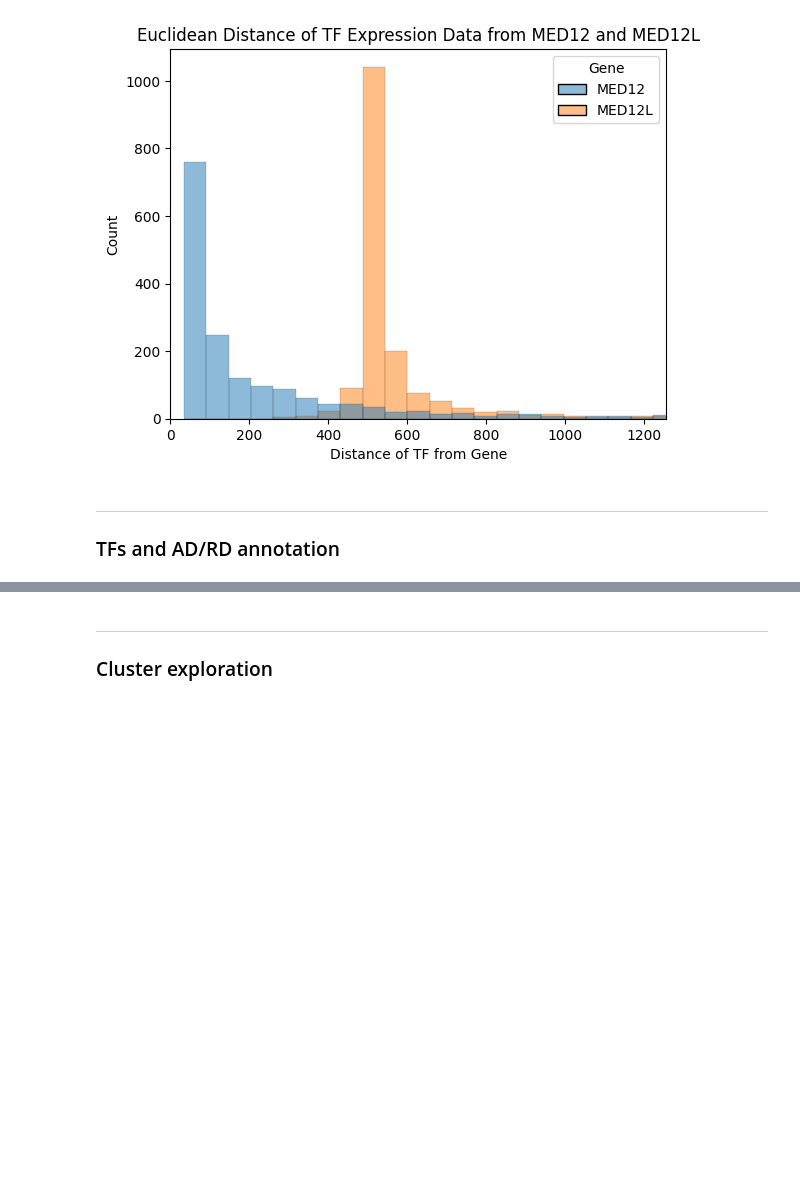
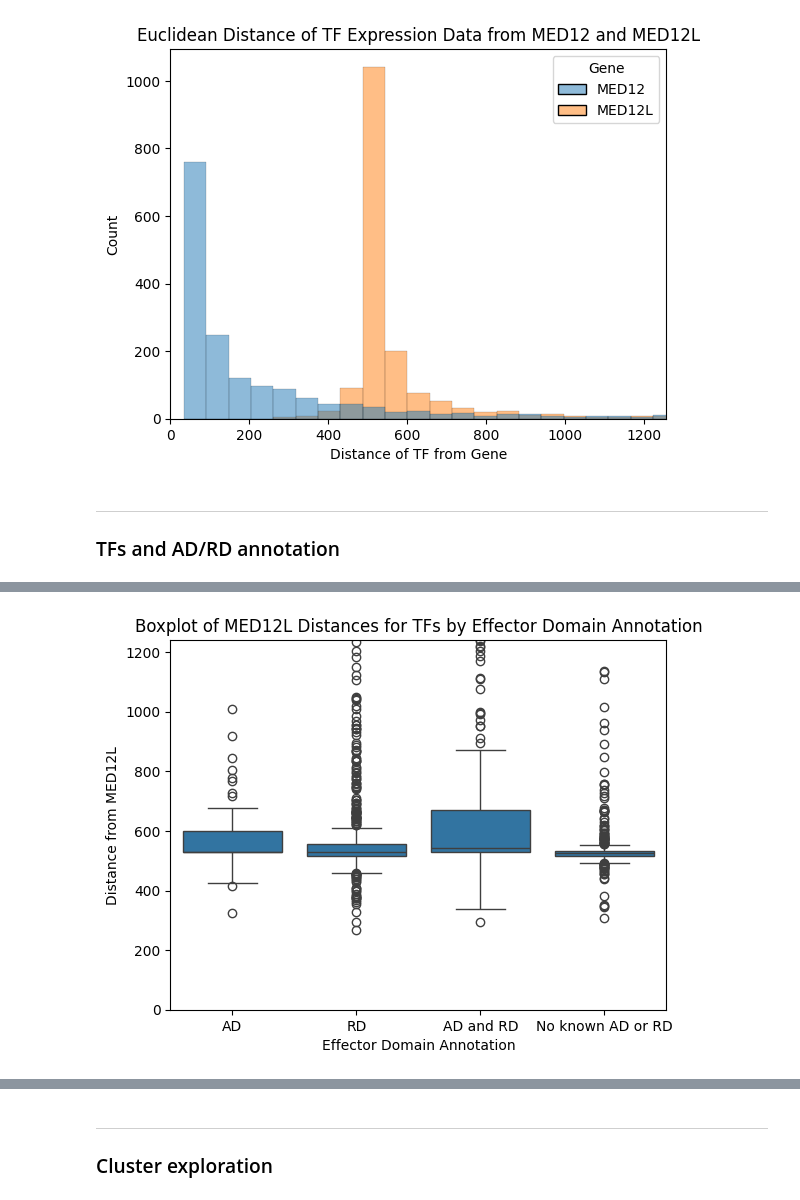
Before and after one commit to kinseylong/StallerRotation, a Jupyter notebook: cofactors_humanproteinatlas/mediator_exploration.ipynb, the cells around one changed output, grey strips where cells are left out. Cells and saved outputs as stored; diff of their text form; code cells hidden in the pictures; blank space fills up the shorter version.

```diff
--- a/cofactors_humanproteinatlas/mediator_exploration.ipynb
+++ b/cofactors_humanproteinatlas/mediator_exploration.ipynb
@@ -604,0 +611,15 @@ plt.savefig("figures/MED12L_similar_ADRD_counts.png")
+# %%
+MED12L_similar_annotations_ADRD = MED12L_similar_annotations.copy()
+
+def classify(ensembl, ADRDlist, ADlist, RDlist):
+    if ensembl in ADRDlist:
+        return "AD and RD"
+    elif ensembl in ADlist:
+        return "AD"
+    elif ensembl in RDlist:
+        return "RD"
+    else:
+        return "No known AD or RD"
+
+MED12L_similar_annotations_ADRD["Effector Domain Annotation"] = MED12L_similar_annotations_ADRD["Ensembl"].apply(lambda x: classify(x, set(rds["Bgee"]) & set(ads["Bgee"]), set(ads["Bgee"]), set(rds["Bgee"])))
+MED12L_similar_annotations_ADRD.head()
@@ -604,0 +633,4 @@ plt.savefig("figures/MED12L_similar_ADRD_counts.png")
+# %%
+distances_df = dist_df.copy()
+distances_df["Effector Domain Annotation"] = distances_df["Gene"].apply(lambda x: classify(genetoensembl_tf(x), set(rds["Bgee"]) & set(ads["Bgee"]), set(ads["Bgee"]), set(rds["Bgee"])))
+distances_df.head()
@@ -604,0 +644,7 @@ plt.savefig("figures/MED12L_similar_ADRD_counts.png")
+# %%
+sns.boxplot(distances_df, x = "Effector Domain Annotation", y = "Distance from MED12L", order=["AD", "RD", "AD and RD", "No known AD or RD"])
+plt.title("Boxplot of MED12L Distances for TFs by Effector Domain Annotation")
+plt.ylim(0, np.percentile(distances_df["Distance from MED12L"], 95))
+plt.savefig("figures/boxplot_TF_ADRD_distance.png", bbox_inches="tight")
+# %% [output]
+[figure, added]
```
Also changed, not shown: parts of 11 cells of this notebook, 3 other files.
